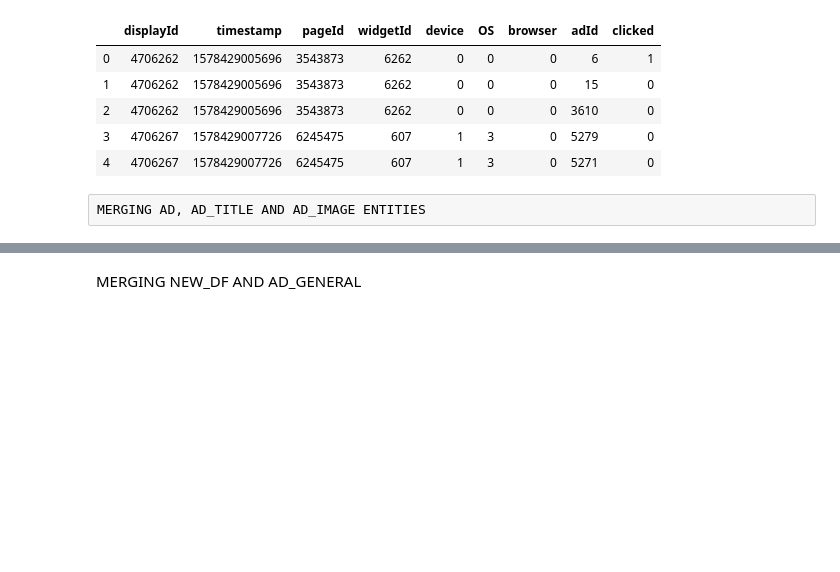
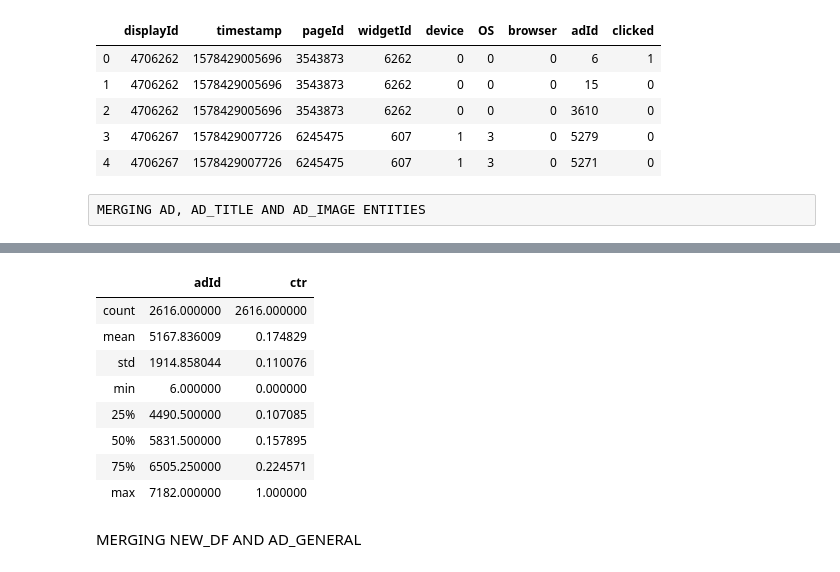
Before and after one commit to sajjad-yazdanparast/data-days, a Jupyter notebook: main.ipynb, the cells around one changed output, grey strips where cells are left out. Cells and saved outputs as stored; diff of their text form; code cells hidden in the pictures; blank space fills up the shorter version.

```diff
--- a/main.ipynb
+++ b/main.ipynb
@@ -96,0 +73,18 @@ arr.shape
+# %%
+# CREATING CTR_ID
+
+# thin_event = event[['displayId']]
+# ctr_id = thin_event.merge(click_train)
+# ids = ctr_id['adId'].unique()
+# ctrs = []
+# for id_ in ids :
+#     tmp = ctr_id[ctr_id['adId']==id_]
+#     all_accurance = len(tmp)
+#     clicked = len(tmp[tmp['clicked']==1])
+#     ctrs.append(clicked/all_accurance)
+
+# ctr_id = pd.DataFrame.from_dict({'adId':ids,'ctr':ctrs})
+# ctr_id.to_pickle('/media/sajjad/New Volume/Dataset/datadays2020_contest_public_dataset/ctr_id.pkl')
+
+ctr_id = pd.read_pickle('/media/sajjad/New Volume/Dataset/datadays2020_contest_public_dataset/ctr_id.pkl)
+ctr_id.head(30)
@@ -97,3 +105,15 @@ arr.shape
+# %%
+ctr_id.describe()
+# %% [output]
+|  | adId | ctr |
+| count | 2616.000000 | 2616.000000 |
+| mean | 5167.836009 | 0.174829 |
+| std | 1914.858044 | 0.110076 |
+| min | 6.000000 | 0.000000 |
+| 25% | 4490.500000 | 0.107085 |
+| 50% | 5831.500000 | 0.157895 |
+| 75% | 6505.250000 | 0.224571 |
+| max | 7182.000000 | 1.000000 |
 # %%
 mindisplayId = ad['adId'].unique()
 optimizer_list = []
```
Also changed, not shown: parts of 11 cells of this notebook.
